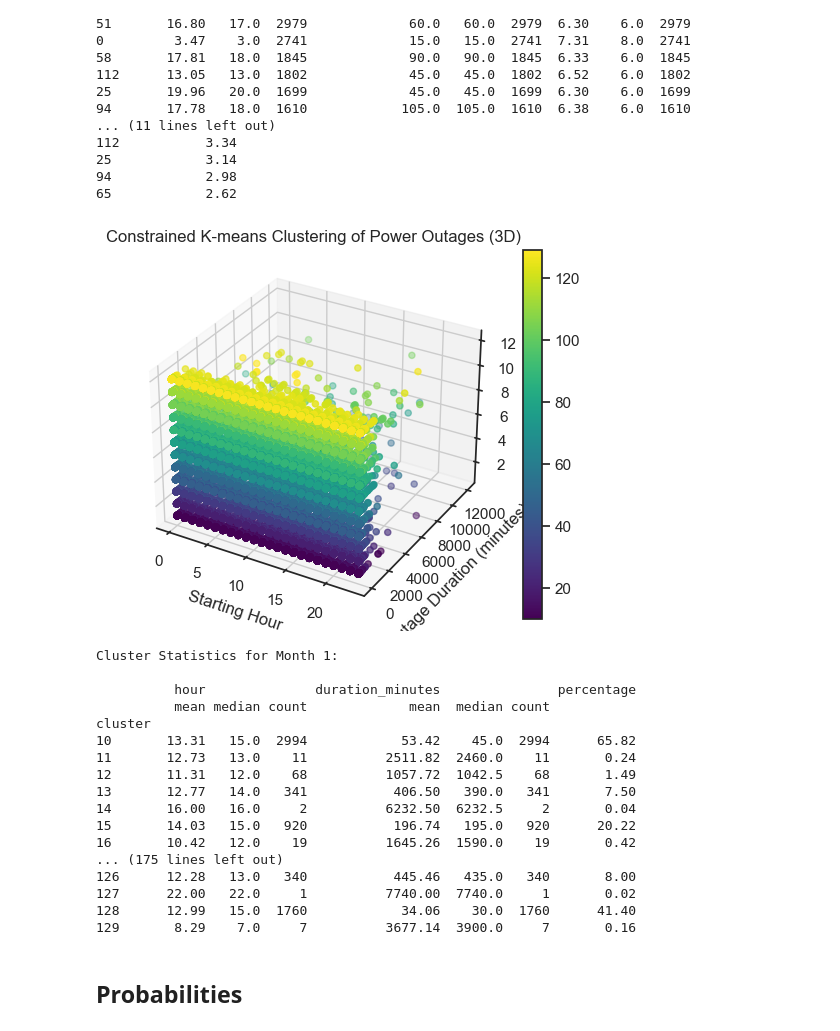
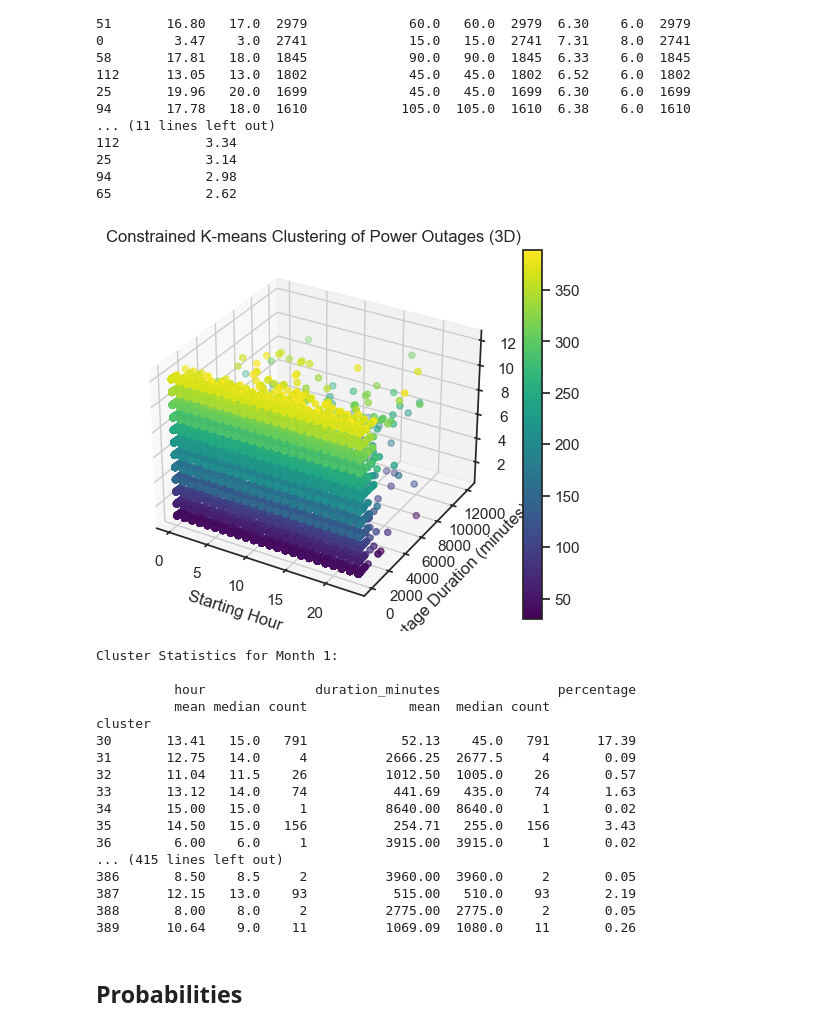
Before and after one commit to JonasSchweiger/Power_Outages_Code, a Jupyter notebook: Power_Outages_new.ipynb, the cells around one changed output. Saved outputs shown, nothing was run; the diff lists cells and outputs as text; code cells hidden in the pictures.

```diff
--- a/Power_Outages_new.ipynb
+++ b/Power_Outages_new.ipynb
@@ -739,37 +739,37 @@ for month in Massachusetts_starting_df['month'].unique():
 # Perform clustering for each month separately
 for month, data in monthly_data.items():
     # Choose the number of clusters (k) for this month. You might want to adjust this based on the number of data points in each month.
-    k_month = min(10, len(data))  # Example: at least 3 clusters, up to 10
+    k_month = min(30, len(data))  # Example: at least 3 clusters, up to 10
 
     # Initialize the KMeans model
     kmeans = KMeans(n_clusters=k_month, random_state=42)
 
     # Fit the model to the data for this month
     kmeans.fit(data)
 
     # Assign cluster labels with an offset to avoid overlap between months
-    Massachusetts_starting_df.loc[Massachusetts_starting_df['month'] == month, 'cluster'] = kmeans.labels_ + month * 10
+    Massachusetts_starting_df.loc[Massachusetts_starting_df['month'] == month, 'cluster'] = kmeans.labels_ + month * 30
 
 # 3D Visualization
 fig = plt.figure()
 ax = fig.add_subplot(111, projection='3d')
 
 # Scatter plot with colors based on cluster labels
 scatter = ax.scatter(X['hour'], X['duration_minutes'], X['month'], c=Massachusetts_starting_df['cluster'], cmap='viridis')
 
 # Set labels and title
 ax.set_xlabel('Starting Hour')
 ax.set_ylabel('Outage Duration (minutes)')
 ax.set_zlabel('Month')
 ax.set_title('Constrained K-means Clustering of Power Outages (3D)')
 
 # Add a colorbar
 plt.colorbar(scatter)
 
 # Show the plot
 plt.show()
 # %% [output]
-[figure, old version]
+[figure, new version]
 # %%
 # ... (Your previous code for constrained clustering) ...
 
@@ -800,18 +800,18 @@ Cluster Statistics for Month 1:
           hour              duration_minutes               percentage
           mean median count             mean  median count
 cluster
-10       13.31   15.0  2994            53.42    45.0  2994      65.82
-11       12.73   13.0    11          2511.82  2460.0    11       0.24
-12       11.31   12.0    68          1057.72  1042.5    68       1.49
-13       12.77   14.0   341           406.50   390.0   341       7.50
-14       16.00   16.0     2          6232.50  6232.5     2       0.04
-15       14.03   15.0   920           196.74   195.0   920      20.22
-16       10.42   12.0    19          1645.26  1590.0    19       0.42
-... (175 lines left out)
-126      12.28   13.0   340           445.46   435.0   340       8.00
-127      22.00   22.0     1          7740.00  7740.0     1       0.02
-128      12.99   15.0  1760            34.06    30.0  1760      41.40
-129       8.29    7.0     7          3677.14  3900.0     7       0.16
+30       13.41   15.0   791            52.13    45.0   791      17.39
+31       12.75   14.0     4          2666.25  2677.5     4       0.09
+32       11.04   11.5    26          1012.50  1005.0    26       0.57
+33       13.12   14.0    74           441.69   435.0    74       1.63
+34       15.00   15.0     1          8640.00  8640.0     1       0.02
+35       14.50   15.0   156           254.71   255.0   156       3.43
+36        6.00    6.0     1          3915.00  3915.0     1       0.02
+... (415 lines left out)
+386       8.50    8.5     2          3960.00  3960.0     2       0.05
+387      12.15   13.0    93           515.00   510.0    93       2.19
+388       8.00    8.0     2          2775.00  2775.0     2       0.05
+389      10.64    9.0    11          1069.09  1080.0    11       0.26
 # %% [markdown]
 ## Probabilities
 # %%
```
Also changed, not shown: parts of 7 cells of this notebook.
